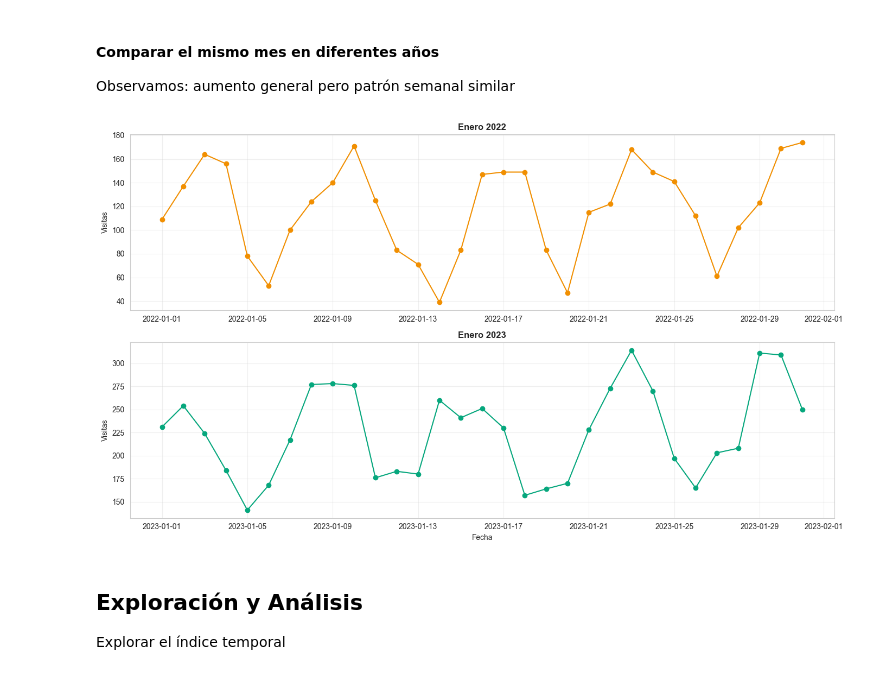
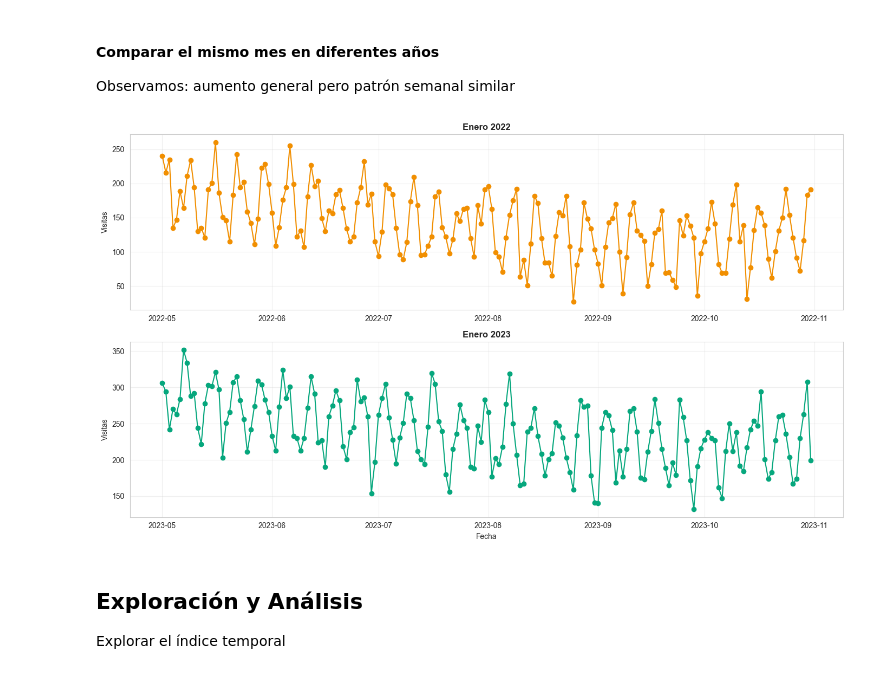
Before and after one commit to diego-dng/0426_DS_VITORIA-GASTEIZ, a Jupyter notebook: 3-Machine_Learning/1-Supervisado/5-Series_temporales/Series_Temporales_Analisis.ipynb, the cells around one changed output. Drawn from its saved outputs; the diff is of its cells as text; code cells hidden in the pictures.

```diff
--- a/3-Machine_Learning/1-Supervisado/5-Series_temporales/Series_Temporales_Analisis.ipynb
+++ b/3-Machine_Learning/1-Supervisado/5-Series_temporales/Series_Temporales_Analisis.ipynb
@@ -141,23 +141,23 @@ Observamos: aumento general pero patrón semanal similar
 # %%
 fig, axes = plt.subplots(2, 1, figsize=(14, 8))
 
-df_enero_2022 = df['2022-01':'2022-01']
+df_enero_2022 = df['2022-05':'2022-10']
 axes[0].plot(df_enero_2022.index, df_enero_2022['visitas'], marker='o', color='#F18F01')
 axes[0].set_title('Enero 2022', fontweight='bold')
 axes[0].set_ylabel('Visitas')
 axes[0].grid(True, alpha=0.3)
 
-df_enero_2023 = df['2023-01':'2023-01']
+df_enero_2023 = df['2023-05':'2023-10']
 axes[1].plot(df_enero_2023.index, df_enero_2023['visitas'], marker='o', color='#06A77D')
 axes[1].set_title('Enero 2023', fontweight='bold')
 axes[1].set_xlabel('Fecha')
 axes[1].set_ylabel('Visitas')
 axes[1].grid(True, alpha=0.3)
 
 plt.tight_layout()
 plt.show()
 # %% [output]
-[figure, old version]
+[figure, new version]
 # %% [markdown]
 ## Exploración y Análisis
 Explorar el índice temporal
```
Also changed, not shown: parts of 3 cells of this notebook, 2 other files.
